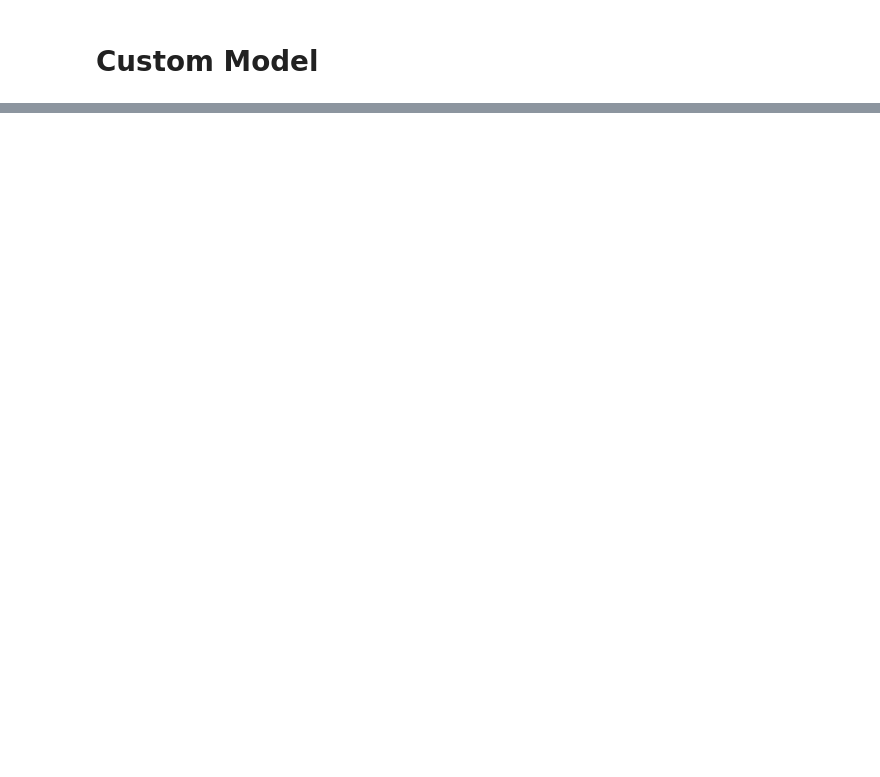
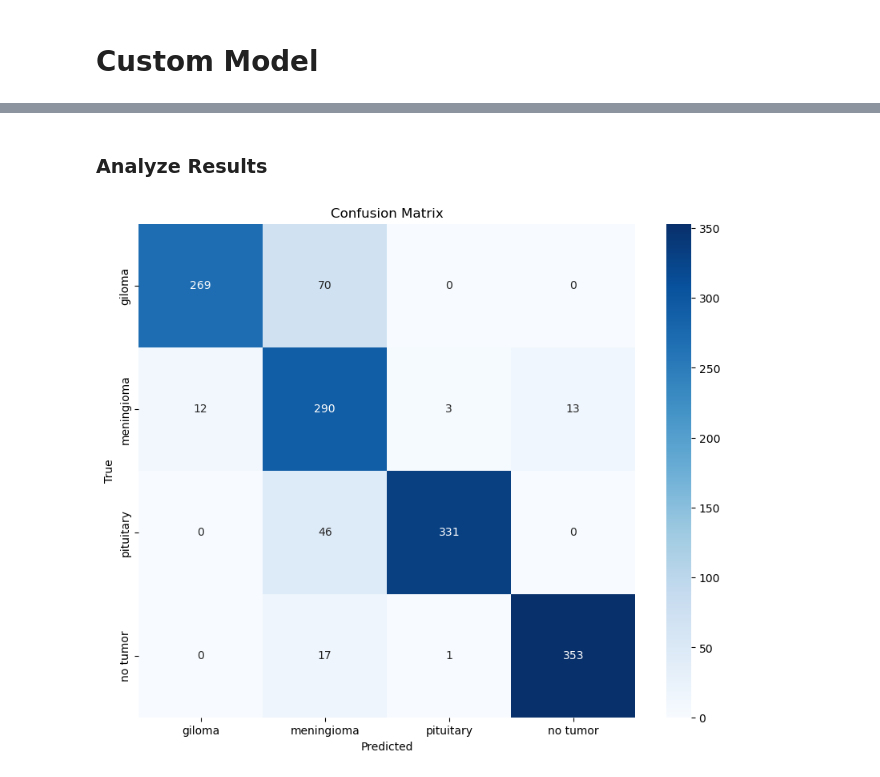
Before and after one commit to jackmorgan2001/tumor-detection-project, a Jupyter notebook: tumor_detection_code.ipynb, the cells around one changed output, grey strips where cells are left out. Cells and saved outputs as stored; diff of their text form; code cells hidden in the pictures; blank space fills up the shorter version.

```diff
--- a/tumor_detection_code.ipynb
+++ b/tumor_detection_code.ipynb
@@ -503,0 +571,4 @@ Text(0.5, 1.0, 'Loss over Epochs')
+# %%
+def encode_label(label):
+    label_mapping = {'giloma': 0, 'meningioma': 1, 'pituitary': 2, 'no tumor': 3}
+    return to_categorical(label_mapping[label], num_classes=4)
@@ -503,0 +591,4 @@ Text(0.5, 1.0, 'Loss over Epochs')
+# %%
+train_images, train_labels = transform_dataset(train_data)
+val_images, val_labels = transform_dataset(val_data)
+test_images, test_labels = transform_dataset(test_data)
@@ -503,0 +597,7 @@ Text(0.5, 1.0, 'Loss over Epochs')
+# %%
+# Train the model
+history = resnet_model.fit(train_images, train_labels, epochs=5, validation_data=(val_images, val_labels))
+
+# Evaluate the model
+test_loss, test_acc = resnet_model.evaluate(test_images, test_labels)
+print(f"Test Accuracy: {test_acc*100:.2f}%")
@@ -503,0 +617,5 @@ Text(0.5, 1.0, 'Loss over Epochs')
+# %%
+# Assuming test_images is your test set and resnet_model is your trained model
+test_predictions = resnet_model.predict(test_images)
+test_predictions_classes = np.argmax(test_predictions, axis=1)
+test_true_classes = np.argmax(test_labels, axis=1)
@@ -503,0 +624,18 @@ Text(0.5, 1.0, 'Loss over Epochs')
+# %% [markdown]
+### Analyze Results
+# %%
+# Generate the confusion matrix
+cm = confusion_matrix(test_true_classes, test_predictions_classes)
+
+# Define the labels of the tumor types
+tumor_types = ['giloma', 'meningioma', 'pituitary', 'no tumor']
+
+# Plot the confusion matrix
+plt.figure(figsize=(10, 8))
+sns.heatmap(cm, annot=True, fmt='g', cmap='Blues', xticklabels=tumor_types, yticklabels=tumor_types)
+plt.xlabel('Predicted')
+plt.ylabel('True')
+plt.title('Confusion Matrix')
+plt.show()
+# %% [output]
+[figure, added]
```
Also changed, not shown: parts of 26 cells of this notebook.
